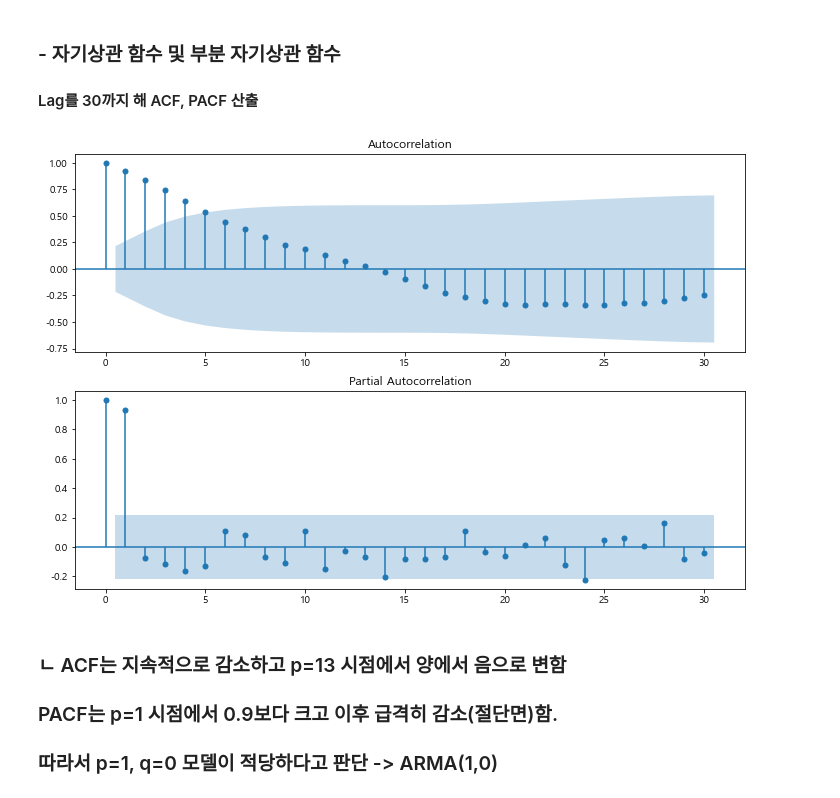
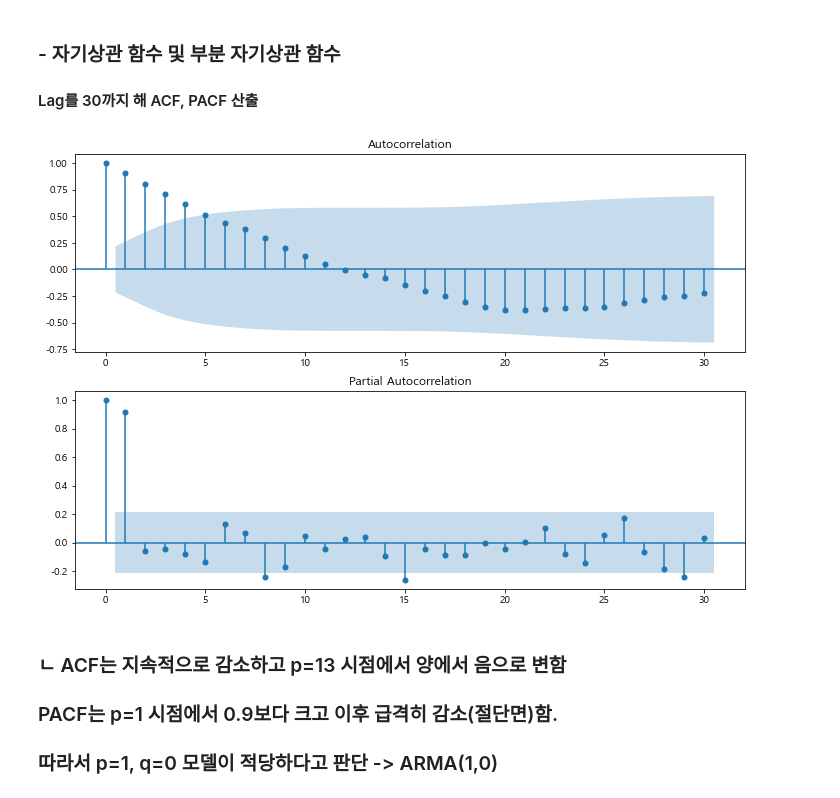
Before and after one commit to chIorophyII/Study_DataAnalysis, a Jupyter notebook: Supervised/Prediction/TimeSeries/TimeSeries_example2.ipynb, the cells around one changed output. Saved outputs shown, nothing was run; the diff lists cells and outputs as text; code cells hidden in the pictures.

```diff
--- a/Supervised/Prediction/TimeSeries/TimeSeries_example2.ipynb
+++ b/Supervised/Prediction/TimeSeries/TimeSeries_example2.ipynb
@@ -203,9 +128,9 @@ shape of train data: (82, 1)
 shape of test data: (9, 1)
 # %%
 # 추가설명 : Train & Test 데이터 분할 : index 직접 지정
-df_CNY_train = df_CNY[df_CNY.index <= "2016-03-22"]
-df_CNY_test = df_CNY[df_CNY.index > "2016-03-22"]
-df_CNY_test.head()
+df_USD_train = df_USD[df_USD.index <= "2016-03-22"]
+df_USD_test = df_USD[df_USD.index > "2016-03-22"]
+df_USD_test.head()
 # %% [output]
 |  | STD_RATE |
 | APPL_DATE |  |
@@ -243,21 +168,21 @@ df_CNY_diff2.plot()
 # %%
 # 자기회귀 최대 p기간 지정
 lag_size = 30
 fig = plt.figure(figsize = (12,8))
 
 # acf 그래프를 그릴 공간 생성
 ax1 = fig.add_subplot(211)
 
 # 자기상관 함수 그래프 plot_acf 함수 이용
-fig = plot_acf(df_CNY_train["STD_RATE"], lags = lag_size, ax = ax1) # ["STD_RATE"] 생략 가능
+fig = plot_acf(df_USD_train["STD_RATE"], lags = lag_size, ax = ax1) # ["STD_RATE"] 생략 가능
 
 # pacf 그래프를 그릴 공간 생성
 ax2 = fig.add_subplot(212)
 
 # 부분 자기상관 함수 그래프 plot_pacf 함수 사용
-fig = plot_pacf(df_CNY_train["STD_RATE"], lags = lag_size, ax = ax2) # ["STD_RATE"] 생략 가능
+fig = plot_pacf(df_USD_train["STD_RATE"], lags = lag_size, ax = ax2) # ["STD_RATE"] 생략 가능
 # %% [output]
-[figure, old version]
+[figure, new version]
 # %% [markdown]
 ### ㄴ ACF는 지속적으로 감소하고 p=13 시점에서 양에서 음으로 변함
 ###      PACF는 p=1 시점에서 0.9보다 크고 이후 급격히 감소(절단면)함.
```
Also changed, not shown: parts of 18 cells of this notebook.
